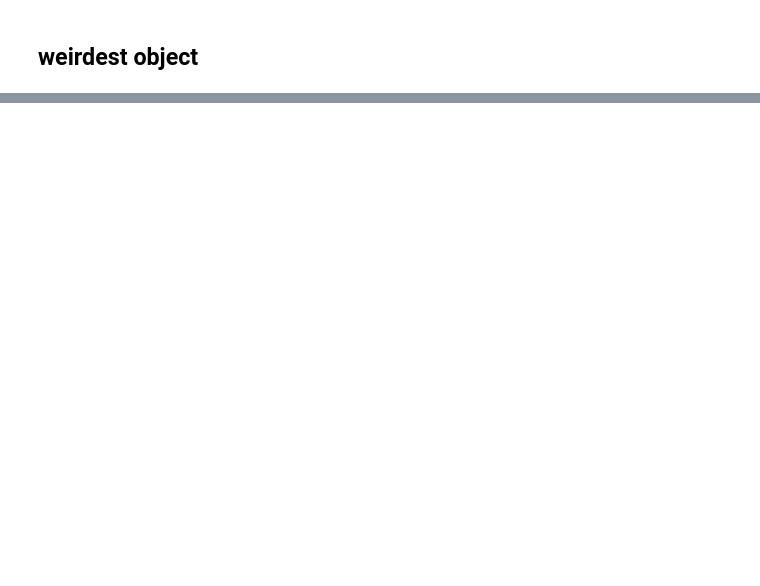
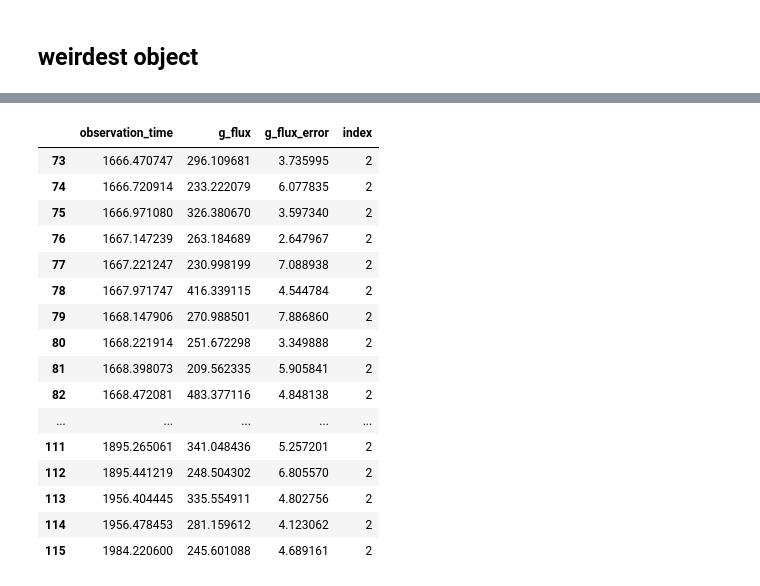
Before and after one commit to fedhere/DtUhackOutliers, a Jupyter notebook: sparsifyKeplerLcvs.ipynb, the cells around one changed output, grey strips where cells are left out. Saved outputs shown, nothing was run; the diff lists cells and outputs as text; code cells hidden in the pictures; blank space fills up the shorter version.

```diff
--- a/sparsifyKeplerLcvs.ipynb
+++ b/sparsifyKeplerLcvs.ipynb
@@ -72,0 +87,5 @@ Text(0,0.5,u'flux(normalized)')
+# %%
+gaialist = []
+for gid in gaia[u'source_id'].drop_duplicates():
+    #gaialist.append(gaia[[gaia[gaia[u'source_id'] == gid]][[u'observation_time', u'g_flux',u'g_flux_error']])
+    gaialist.append(gaia[gaia[u'source_id'] == gid][[u'observation_time', u'g_flux',u'g_flux_error']])
@@ -72,0 +118,20 @@ Text(0,0.5,u'flux(normalized)')
+# %%
+gaialist[2]
+# %% [output]
+|  | observation_time | g_flux | g_flux_error | index |
+| 73 | 1666.470747 | 296.109681 | 3.735995 | 2 |
+| 74 | 1666.720914 | 233.222079 | 6.077835 | 2 |
+| 75 | 1666.971080 | 326.380670 | 3.597340 | 2 |
+| 76 | 1667.147239 | 263.184689 | 2.647967 | 2 |
+| 77 | 1667.221247 | 230.998199 | 7.088938 | 2 |
+| 78 | 1667.971747 | 416.339115 | 4.544784 | 2 |
+| 79 | 1668.147906 | 270.988501 | 7.886860 | 2 |
+| 80 | 1668.221914 | 251.672298 | 3.349888 | 2 |
+| 81 | 1668.398073 | 209.562335 | 5.905841 | 2 |
+| 82 | 1668.472081 | 483.377116 | 4.848138 | 2 |
+| ... | ... | ... | ... | ... |
+| 111 | 1895.265061 | 341.048436 | 5.257201 | 2 |
+| 112 | 1895.441219 | 248.504302 | 6.805570 | 2 |
+| 113 | 1956.404445 | 335.554911 | 4.802756 | 2 |
+| 114 | 1956.478453 | 281.159612 | 4.123062 | 2 |
+| 115 | 1984.220600 | 245.601088 | 4.689161 | 2 |
```
Also changed, not shown: parts of 19 cells of this notebook, 10 other files.
